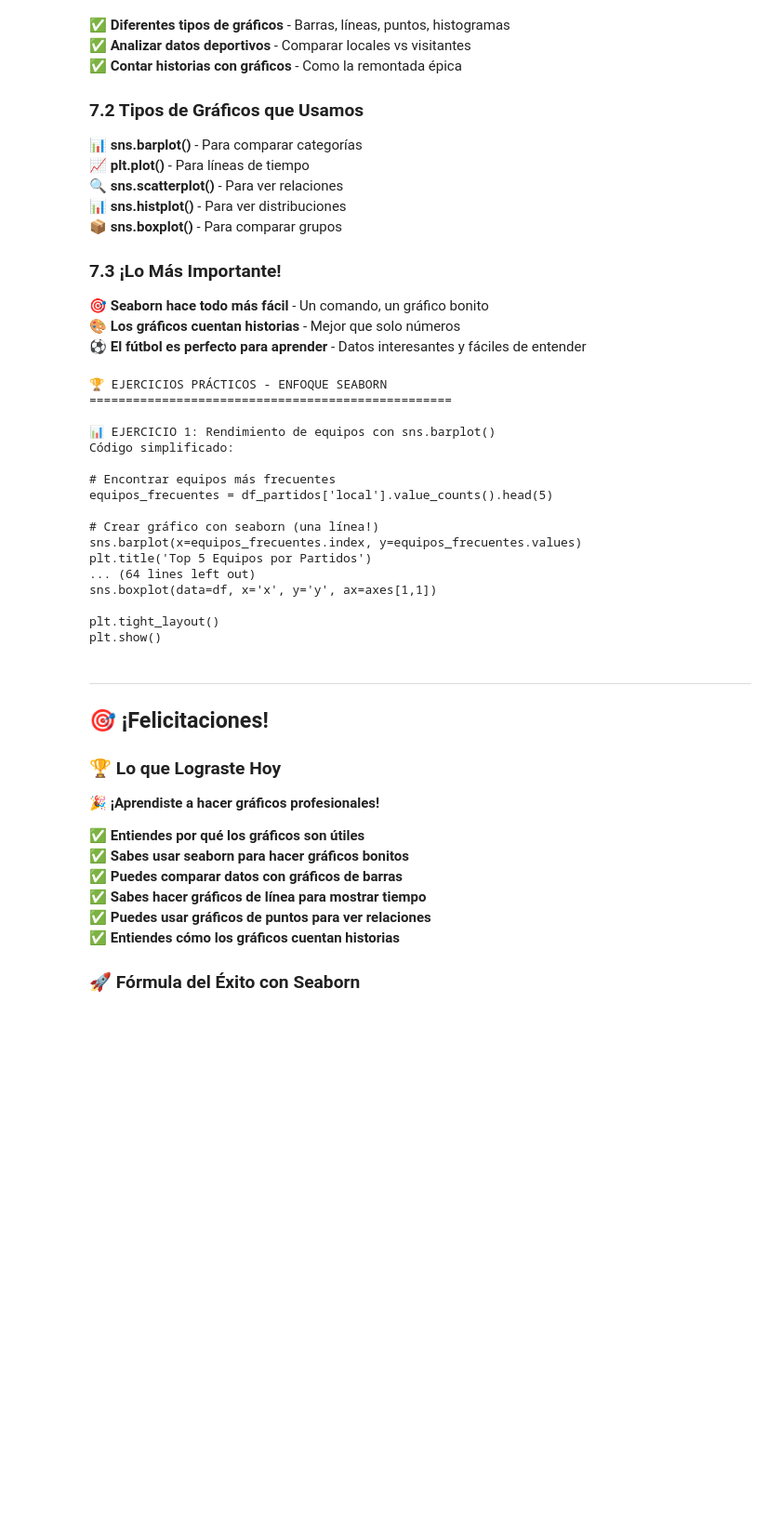
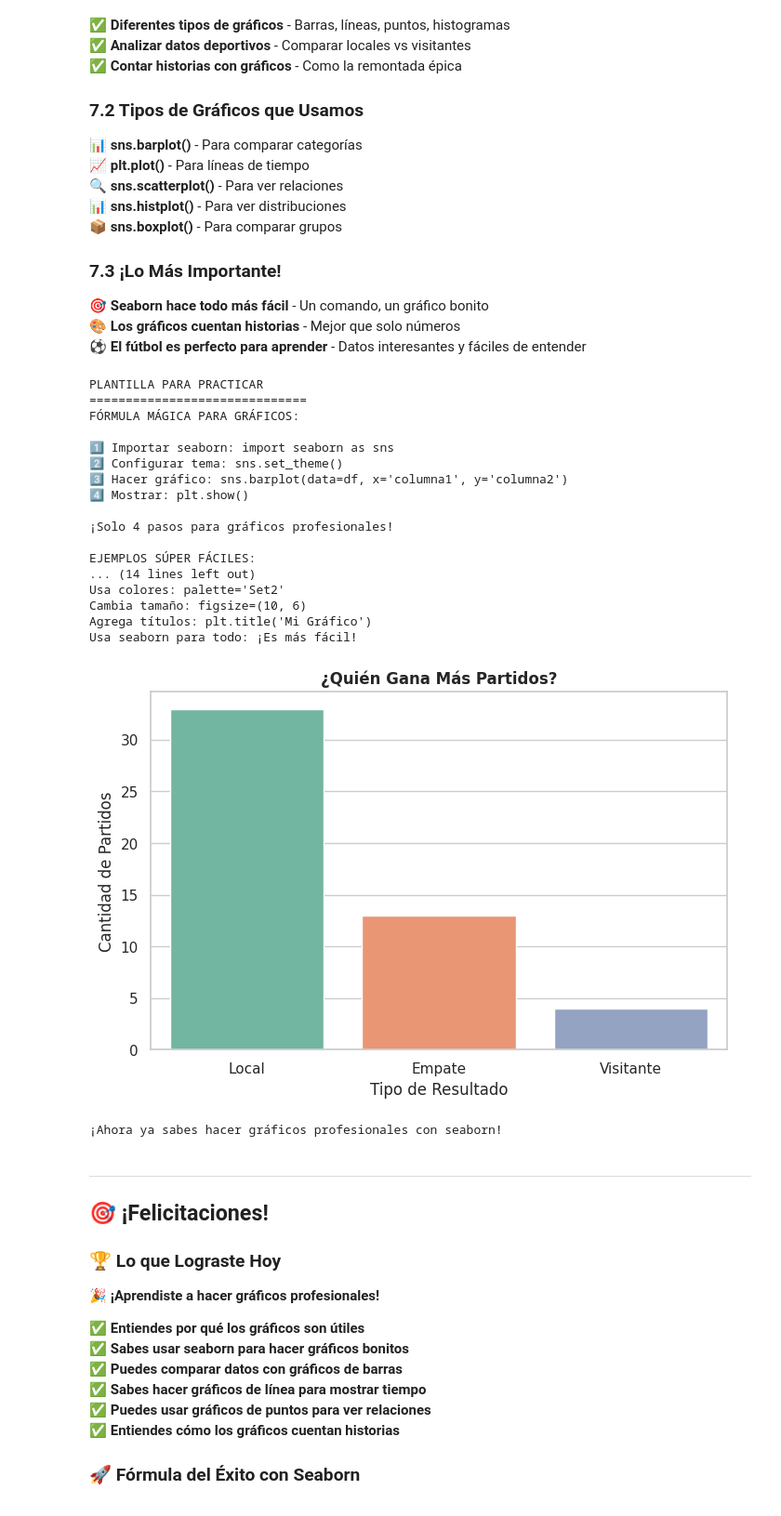
Before and after one commit to julihocc/prepatec-soccer-analytics, a Jupyter notebook: bloque-2/semana-4/visualizacion-datos.ipynb, the cells around one changed output. Shown at 93% size. Cells and saved outputs as stored; diff of their text form; code cells hidden in the pictures; blank space fills up the shorter version.

Commit message:
Fix barplot data structure for newer pandas version

```diff
--- a/bloque-2/semana-4/visualizacion-datos.ipynb
+++ b/bloque-2/semana-4/visualizacion-datos.ipynb
@@ -414,50 +428,52 @@ print("""
 # Gráfico de barras
 sns.barplot(data=df_partidos, x='Resultado', y='Total_Goles')
 
 # Gráfico de puntos
 sns.scatterplot(data=df_partidos, x='Tiros_Local', y='Goles_Local')
 
 # Histograma
 sns.histplot(data=df_partidos, x='Total_Goles')
 
 # Gráfico de caja
 sns.boxplot(data=df_comparacion, x='Tipo', y='Goles')
 """)
 
 print("CONSEJOS PRO:")
 print("Usa colores: palette='Set2'")
 print("Cambia tamaño: figsize=(10, 6)")
 print("Agrega títulos: plt.title('Mi Gráfico')")
 print("Usa seaborn para todo: ¡Es más fácil!")
 
 # Ejemplo rápido
 plt.figure(figsize=(8, 5))
-sns.barplot(data=df_partidos['Resultado'].value_counts().reset_index(),
-           x='index', y='Resultado', palette='Set2')
-plt.title('🏆 ¿Quién Gana Más Partidos?', fontweight='bold')
+resultados_df = df_partidos['Resultado'].value_counts().reset_index()
+sns.barplot(data=resultados_df, x='Resultado', y='count', palette='Set2')
+plt.title('¿Quién Gana Más Partidos?', fontweight='bold')
 plt.xlabel('Tipo de Resultado')
 plt.ylabel('Cantidad de Partidos')
 plt.show()
 
 print("\n¡Ahora ya sabes hacer gráficos profesionales con seaborn!")
 # %% [output]
-🏆 EJERCICIOS PRÁCTICOS - ENFOQUE SEABORN
-==================================================
+PLANTILLA PARA PRACTICAR
+==============================
+FÓRMULA MÁGICA PARA GRÁFICOS:
 
-📊 EJERCICIO 1: Rendimiento de equipos con sns.barplot()
-Código simplificado:
+1️⃣ Importar seaborn: import seaborn as sns
+2️⃣ Configurar tema: sns.set_theme()
+3️⃣ Hacer gráfico: sns.barplot(data=df, x='columna1', y='columna2')
+4️⃣ Mostrar: plt.show()
 
-# Encontrar equipos más frecuentes
-equipos_frecuentes = df_partidos['local'].value_counts().head(5)
+¡Solo 4 pasos para gráficos profesionales!
 
-# Crear gráfico con seaborn (una línea!)
-sns.barplot(x=equipos_frecuentes.index, y=equipos_frecuentes.values)
-plt.title('Top 5 Equipos por Partidos')
-... (64 lines left out)
-sns.boxplot(data=df, x='x', y='y', ax=axes[1,1])
-
-plt.tight_layout()
-plt.show()
+EJEMPLOS SÚPER FÁCILES:
+... (14 lines left out)
+Usa colores: palette='Set2'
+Cambia tamaño: figsize=(10, 6)
+Agrega títulos: plt.title('Mi Gráfico')
+Usa seaborn para todo: ¡Es más fácil!
+[figure, added]
+¡Ahora ya sabes hacer gráficos profesionales con seaborn!
 # %% [markdown]
 ---
 
```
Also changed, not shown: parts of 5 cells of this notebook.
